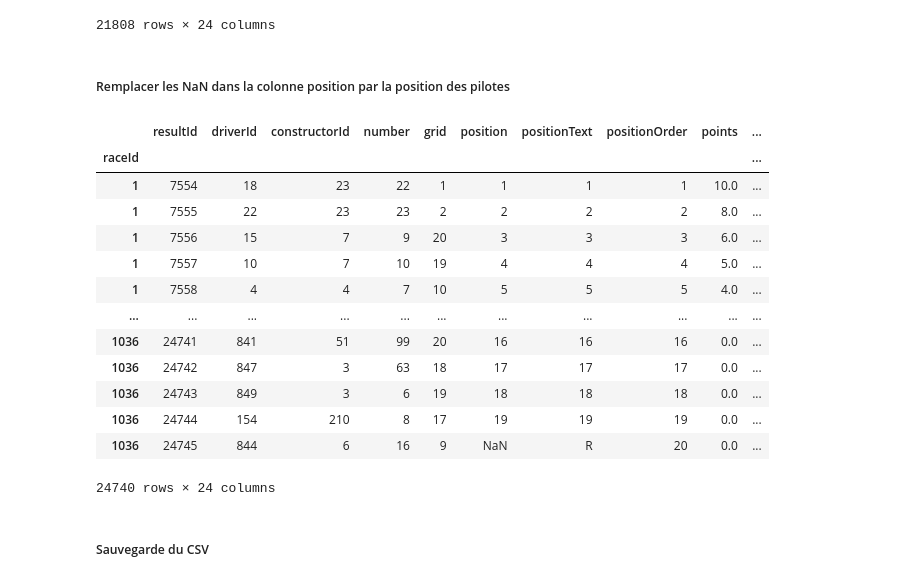
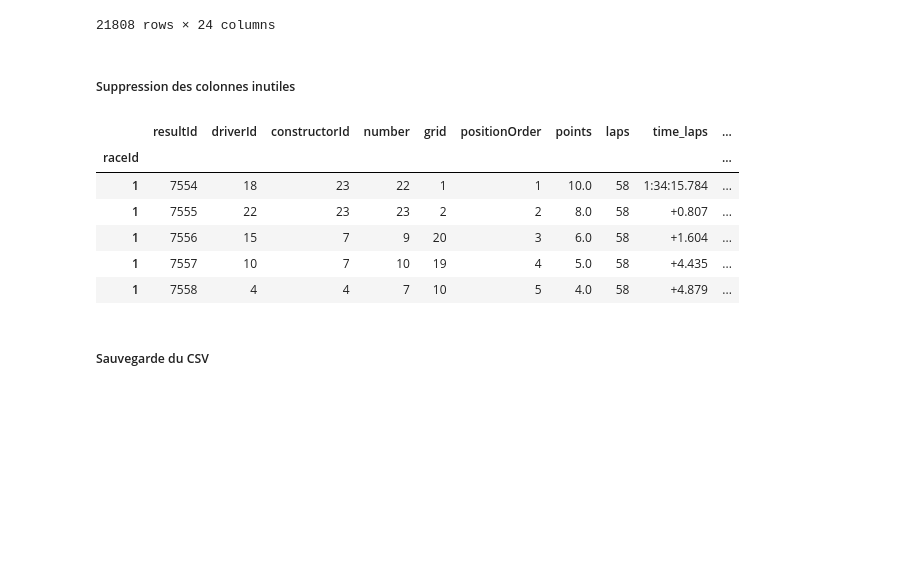
Before and after one commit to maxThoor/Formula-1-Race-Data, a Jupyter notebook: Partie_1_constructeurs_MT.ipynb, the cells around one changed output. Drawn from its saved outputs; the diff is of its cells as text; code cells hidden in the pictures; blank space fills up the shorter version.

```diff
--- a/Partie_constructeurs_MT.ipynb
+++ b/Partie_1_constructeurs_MT.ipynb
@@ -192,48 +192,19 @@ dfCons[dfCons.isna().any(axis=1)]
 | 1036 | 24744 | 154 | 210 | 8 | 17 | 19 | 19 | 19 | 0.0 | ... |
 | 1036 | 24745 | 844 | 6 | 16 | 9 | NaN | R | 20 | 0.0 | ... |
 21808 rows × 24 columns
-# %% [markdown]
-##### Remplacer les NaN dans la colonne position par la position des pilotes
-# %%
-"""for val in df[col].tolist():
-            try:
-                if 'NaN' in val:
-                    df[col].replace({'NaN',}, inplace=True)
-                    break
-            except:
-                print('Column:',col,'Value:',val)"""
-
-for val in dfCons["position"]:
-    try:
-        if val == "NaN":
-            var = dfCons["position"].shift()
-            var += 1
-            dfCons["position"].replace({"NaN",var}, inplace=True)
-    except:
-        print('Column:',col,'Value',val)
-
-# Pour les valeurs dans la colonne position
-    #Si on a NaN, alors :
-        #On prend la valeur de la ligne précédente qu'on met dans une variable
-        #On lui fait faire un var = var +1
-        #On remplace le NaN par la variable
-# %%
-dfCons
-# %% [output]
-|  | resultId | driverId | constructorId | number | grid | position | positionText | positionOrder | points | ... |
-| raceId |  |  |  |  |  |  |  |  |  | ... |
-| 1 | 7554 | 18 | 23 | 22 | 1 | 1 | 1 | 1 | 10.0 | ... |
-| 1 | 7555 | 22 | 23 | 23 | 2 | 2 | 2 | 2 | 8.0 | ... |
-| 1 | 7556 | 15 | 7 | 9 | 20 | 3 | 3 | 3 | 6.0 | ... |
-| 1 | 7557 | 10 | 7 | 10 | 19 | 4 | 4 | 4 | 5.0 | ... |
-| 1 | 7558 | 4 | 4 | 7 | 10 | 5 | 5 | 5 | 4.0 | ... |
-| ... | ... | ... | ... | ... | ... | ... | ... | ... | ... | ... |
-| 1036 | 24741 | 841 | 51 | 99 | 20 | 16 | 16 | 16 | 0.0 | ... |
-| 1036 | 24742 | 847 | 3 | 63 | 18 | 17 | 17 | 17 | 0.0 | ... |
-| 1036 | 24743 | 849 | 3 | 6 | 19 | 18 | 18 | 18 | 0.0 | ... |
-| 1036 | 24744 | 154 | 210 | 8 | 17 | 19 | 19 | 19 | 0.0 | ... |
-| 1036 | 24745 | 844 | 6 | 16 | 9 | NaN | R | 20 | 0.0 | ... |
-24740 rows × 24 columns
+# %% [markdown]
+##### Suppression des colonnes inutiles
+# %%
+dfCons = dfCons.drop(columns = ["position","positionText","milliseconds","fastestLap","time","url"], axis=1)
+dfCons.head()
+# %% [output]
+|  | resultId | driverId | constructorId | number | grid | positionOrder | points | laps | time_laps | ... |
+| raceId |  |  |  |  |  |  |  |  |  | ... |
+| 1 | 7554 | 18 | 23 | 22 | 1 | 1 | 10.0 | 58 | 1:34:15.784 | ... |
+| 1 | 7555 | 22 | 23 | 23 | 2 | 2 | 8.0 | 58 | +0.807 | ... |
+| 1 | 7556 | 15 | 7 | 9 | 20 | 3 | 6.0 | 58 | +1.604 | ... |
+| 1 | 7557 | 10 | 7 | 10 | 19 | 4 | 5.0 | 58 | +4.435 | ... |
+| 1 | 7558 | 4 | 4 | 7 | 10 | 5 | 4.0 | 58 | +4.879 | ... |
 # %% [markdown]
 ##### Sauvegarde du CSV
 # %%
```
Also changed, not shown: 4 other files.
